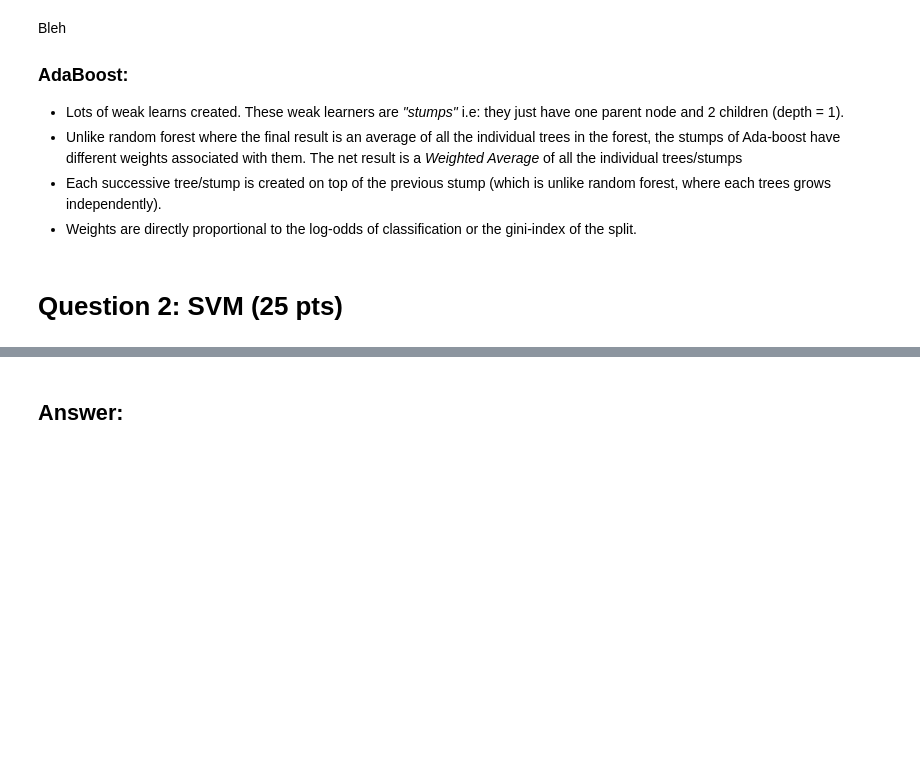
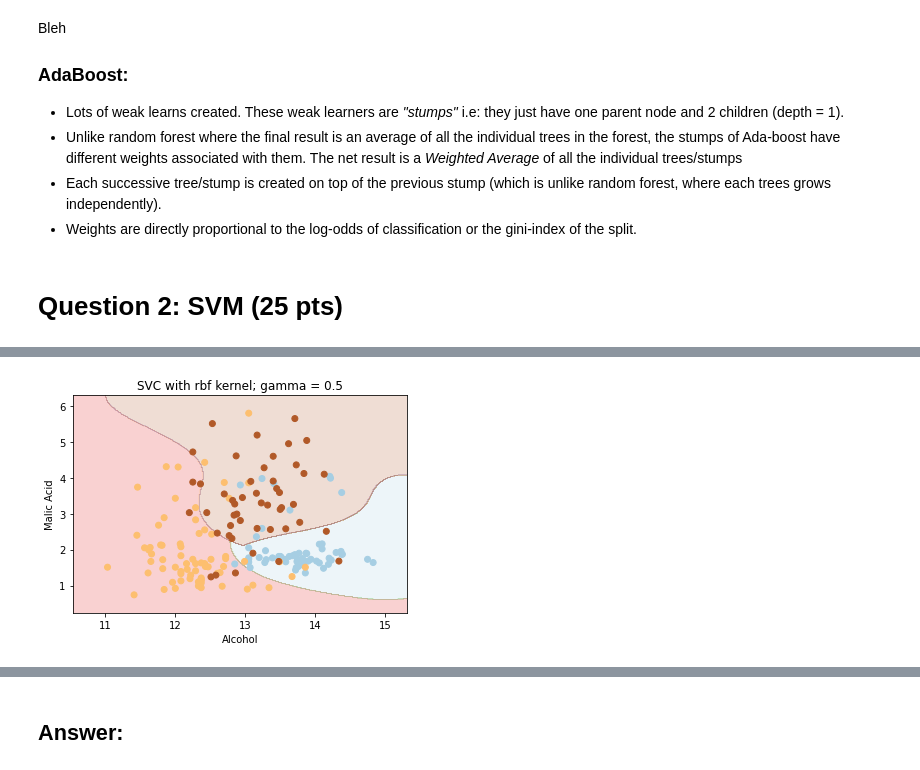
Before and after one commit to rohitashwachaks/MIS-382N-Adv.-Machine-Learning, a Jupyter notebook: assignment/HW5/MIS382N_HW5.ipynb, the cells around one changed output, grey strips where cells are left out. Drawn from its saved outputs; the diff is of its cells as text; code cells hidden in the pictures; blank space fills up the shorter version.

```diff
--- a/assignment/HW5/MIS382N_HW5.ipynb
+++ b/assignment/HW5/MIS382N_HW5.ipynb
@@ -96,0 +105,6 @@ plot_model(X, y, svc, kernel='linear')
+# %%
+kernel = 'rbf'
+svc = train_model(X, y, kernel= kernel)
+plot_model(X, y, svc, kernel= kernel)
+# %% [output]
+[figure, added]
```
Also changed, not shown: parts of 34 cells of this notebook.
